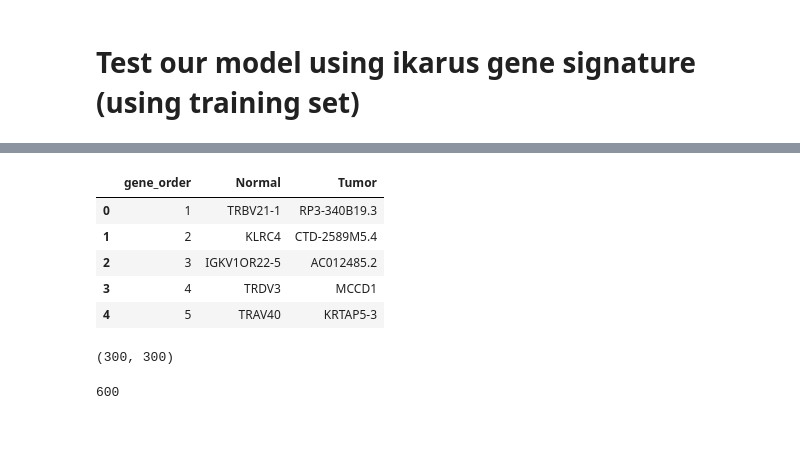
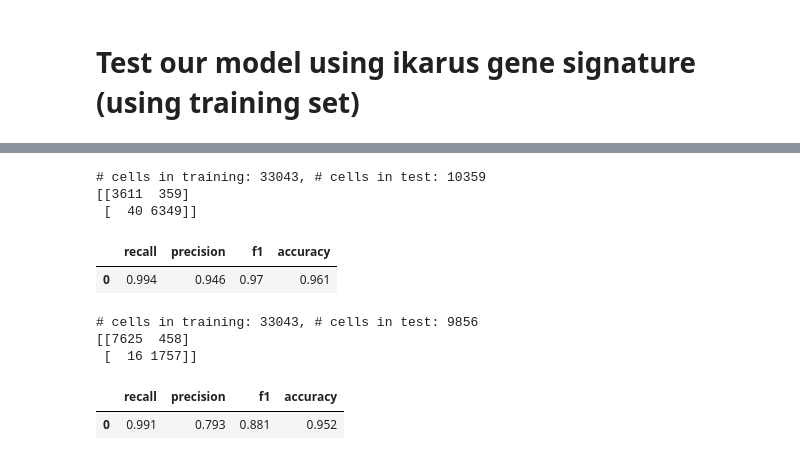
Before and after one commit to b-richins92/Cancer_Prediction_10x, a Jupyter notebook: 8_ikarus_xgboost_swapped_features.ipynb, the cells around one changed output, grey strips where cells are left out. Drawn from its saved outputs; the diff is of its cells as text; code cells hidden in the pictures; blank space fills up the shorter version.

```diff
--- a/8_ikarus_xgboost_swapped_features.ipynb
+++ b/8_ikarus_xgboost_swapped_features.ipynb
@@ -128,10 +125,9 @@ num tumor_genes: 300, num normal_genes: 300
 # Run baseline ikarus - confirms similar results as 6_ikarus.ipynb
 # Train with training set, using features from ikarus approach
 
-signatures_path_qian_ikarus = Path('../out/train_ikarus_baseline/signatures.gmt')
-
-model_qian_ikarus = classifier.Ikarus(signatures_gmt=signatures_path_qian_ikarus,
-                                      out_dir='../out/train_ikarus_baseline', adapt_signatures = True)
+model_qian_ikarus = classifier.Ikarus(signatures_gmt=signatures_path_ikarus,
+                                      out_dir=baseline_ikarus_path,
+                                      adapt_signatures = True)
 
 train_adata_list = [adatas['train']]
 train_names_list = ['train']
@@ -144,18 +140,16 @@ model_qian_ikarus.fit(train_adata_list, train_names_list, obs_columns_list, save
 ikarus_baseline_test1 = model_qian_ikarus.predict(test1_adata, 'test1', save=True)
 y_test1 = test1_adata.obs.orig_cancer_label
 y_pred1 = np.where(ikarus_baseline_test1 == 'Tumor', 1, 0)
-ikarus_baseline_metrics1, ikarus_baseline_cm1 = calc_eval_metrics(y_test1, y_pred1)
-ikarus_baseline_metrics1['model'] = 'ikarus'
-ikarus_baseline_metrics1['feat_set'] = 'ikarus'
-ikarus_baseline_metrics1['dataset'] = 'test1'
+ikarus_baseline_metrics1, ikarus_baseline_cm1 = mf.calc_eval_metrics(
+                                                    y_test1, y_pred1, 'ikarus', 'ikarus',
+                                                    'yes', 'test1')
 
 ikarus_baseline_test2 = model_qian_ikarus.predict(test2_adata, 'test2', save=True)
 y_test2 = test2_adata.obs.orig_cancer_label
 y_pred2 = np.where(ikarus_baseline_test2 == 'Tumor', 1, 0)
-ikarus_baseline_metrics2, ikarus_baseline_cm2 = calc_eval_metrics(y_test2, y_pred2)
-ikarus_baseline_metrics2['model'] = 'ikarus'
-ikarus_baseline_metrics2['feat_set'] = 'ikarus'
-ikarus_baseline_metrics2['dataset'] = 'test2'
+ikarus_baseline_metrics2, ikarus_baseline_cm2 = mf.calc_eval_metrics(
+                                                    y_test2, y_pred2,'ikarus', 'ikarus',
+                                                    'yes', 'test2')
 
 # Save metrics to metrics_df_models
 metrics_df_models = pd.concat([metrics_df_models, ikarus_baseline_metrics1])
@@ -234,26 +193,0 @@ display(gene_sig.head())
-# %%
-# Transpose, get tumor and normal gene lists as columns
-gene_sig_transpose = gene_sig.T
-gene_sig_transpose = gene_sig_transpose.drop(index = 1).reset_index().rename(columns = {'index': 'gene_order'})
-gene_sig_transpose['gene_order'] = gene_sig_transpose['gene_order'] - 1
-display(gene_sig_transpose.head())
-# %% [output]
-|  | gene_order | Normal | Tumor |
-| 0 | 1 | TRBV21-1 | RP3-340B19.3 |
-| 1 | 2 | KLRC4 | CTD-2589M5.4 |
-| 2 | 3 | IGKV1OR22-5 | AC012485.2 |
-| 3 | 4 | TRDV3 | MCCD1 |
-| 4 | 5 | TRAV40 | KRTAP5-3 |
-# %%
-# Get lists of tumor and normal genes from ikarus signatures
-ikarus_tumor_genes = gene_sig_transpose['Tumor'].dropna().to_list()
-ikarus_norm_genes = gene_sig_transpose['Normal'].dropna().to_list()
-len(ikarus_tumor_genes), len(ikarus_norm_genes)
-# %% [output]
-(300, 300)
-# %%
-# Confirm tumor and normal genes do not contain overlapping genes (total genes = 600)
-ikarus_genes = list(set(ikarus_tumor_genes).union(ikarus_norm_genes))
-len(ikarus_genes)
-# %% [output]
-600
@@ -278,5 +218,34 @@ cv = group_kfold.get_n_splits(X1,y1, groups)
 # Creating predictions dataframes to export later
 test1_pred = pd.DataFrame()
 test2_pred = pd.DataFrame()
+# %%
+# Run XGBoost with DGE features
+clf_dge = XGBClassifier(eta = 0.3, max_depth = 3, n_estimators = 200, random_state = RANDOM_STATE)
+
+xgboost_dge_metrics1, xgboost_dge_cm1 = mf.train_test_model(clf_dge, X1, y1, X2, y2, dge_genes)
+xgboost_dge_metrics1['model'] = 'xgboost'
+xgboost_dge_metrics1['feat_set'] = 'dge'
+xgboost_dge_metrics1['network_prop'] = 'no'
+xgboost_dge_metrics1['dataset'] = 'test1'
+
+xgboost_dge_metrics2, xgboost_dge_cm2 = mf.train_test_model(clf_dge, X1, y1, X3, y3, dge_genes)
+xgboost_dge_metrics2['model'] = 'xgboost'
+xgboost_dge_metrics2['feat_set'] = 'dge'
+xgboost_dge_metrics2['network_prop'] = 'no'
+xgboost_dge_metrics2['dataset'] = 'test2'
+
+metrics_df_models = pd.concat([metrics_df_models, xgboost_dge_metrics1])
+metrics_df_models = pd.concat([metrics_df_models, xgboost_dge_metrics2])
+# %% [output]
+# cells in training: 33043, # cells in test: 10359
+[[3611  359]
+ [  40 6349]]
+|  | recall | precision | f1 | accuracy |
+| 0 | 0.994 | 0.946 | 0.97 | 0.961 |
+# cells in training: 33043, # cells in test: 9856
+[[7625  458]
+ [  16 1757]]
+|  | recall | precision | f1 | accuracy |
+| 0 | 0.991 | 0.793 | 0.881 | 0.952 |
 # %%
 # Run XGBoost model using DGE hyperparameters on the two test sets
```
Also changed, not shown: parts of 20 cells of this notebook.
